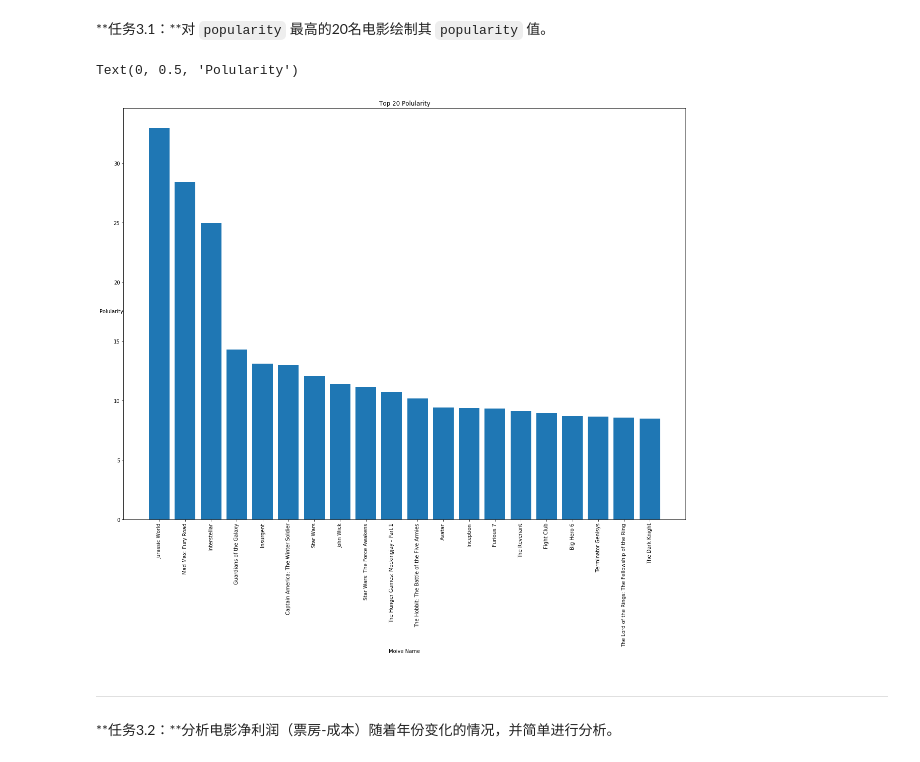
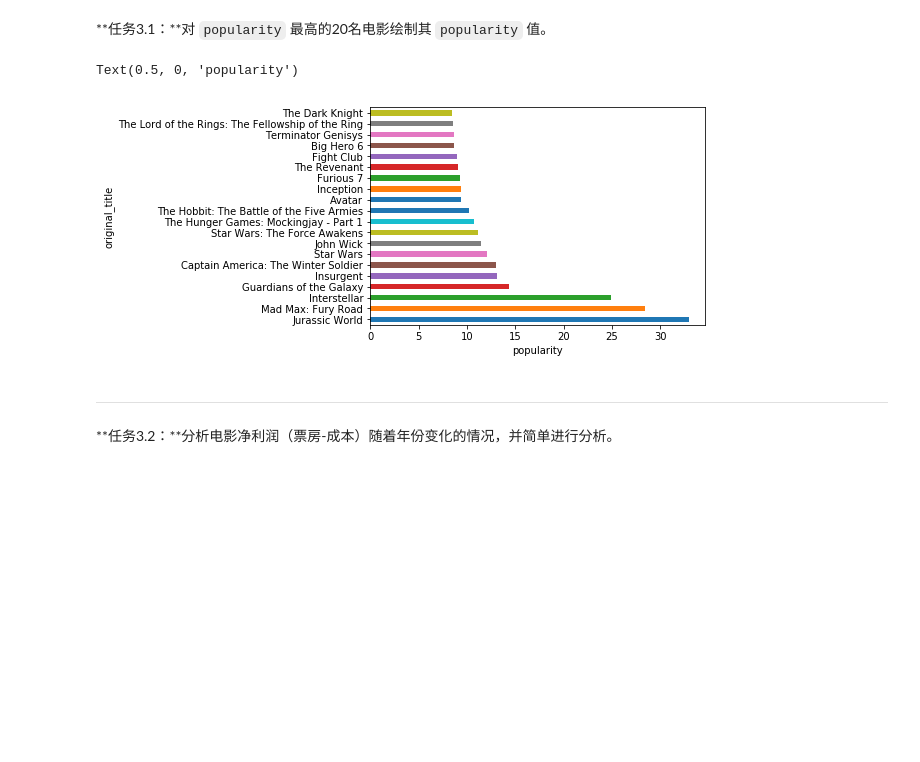
Before and after one commit to kimi987/PyAndML, a Jupyter notebook: src/探索电影数据集/Explore Movie Dataset.ipynb, the cells around one changed output. Saved outputs shown, nothing was run; the diff lists cells and outputs as text; code cells hidden in the pictures; blank space fills up the shorter version.

```diff
--- a/src/探索电影数据集/Explore Movie Dataset.ipynb
+++ b/src/探索电影数据集/Explore Movie Dataset.ipynb
@@ -252,7 +258,8 @@ movie_data[['imdb_id', 'popularity','budget', 'runtime', 'vote_average']]
 10856 rows × 5 columns
 # %%
 #2. 读取数据表中前1～20行以及48、49行的数据。
-movie_data.iloc[0:20].append(movie_data.iloc[[47,48]])
+# movie_data.iloc[0:20].append(movie_data.iloc[[47,48]])
+movie_data.iloc[np.r_[0:20,47:49]]
 # %% [output]
 |  | imdb_id | popularity | budget | revenue | original_title | cast | director | overview | runtime | genres | ... |
 | id |  |  |  |  |  |  |  |  |  |  | ... |
@@ -420,16 +427,19 @@ movie_data.groupby('director')['popularity'].agg(['mean']).sort_values(by='mean'
 # %% [markdown]
 **任务3.1：**对 `popularity` 最高的20名电影绘制其 `popularity` 值。
 # %%
-data = movie_data.sort_values(by='popularity', ascending=False).iloc[0:20]
-plt.figure(figsize=(20,15))
-plt.bar(data['original_title'], data['popularity'])
-plt.title('Top 20 Polularity')
-plt.xlabel('Moive Name')
-plt.xticks(rotation=90)
-plt.ylabel('Polularity',rotation=0)
+# data = movie_data.sort_values(by='popularity', ascending=False).iloc[0:20]
+# plt.figure(figsize=(20,15))
+# plt.bar(data['original_title'], data['popularity'])
+# plt.title('Top 20 Polularity')
+# plt.xlabel('Moive Name')
+# plt.xticks(rotation=90)
+# plt.ylabel('Polularity',rotation=0)
+movie_data.sort_values('popularity', ascending=False).head(20).\
+  plot(kind='barh', y='popularity', x='original_title', legend=False)
+plt.xlabel('popularity')
 # %% [output]
-Text(0, 0.5, 'Polularity')
+Text(0.5, 0, 'popularity')
-[figure, old version]
+[figure, new version]
 # %% [markdown]
 ---
 **任务3.2：**分析电影净利润（票房-成本）随着年份变化的情况，并简单进行分析。
```
Also changed, not shown: parts of 7 cells of this notebook, 2 other files.
